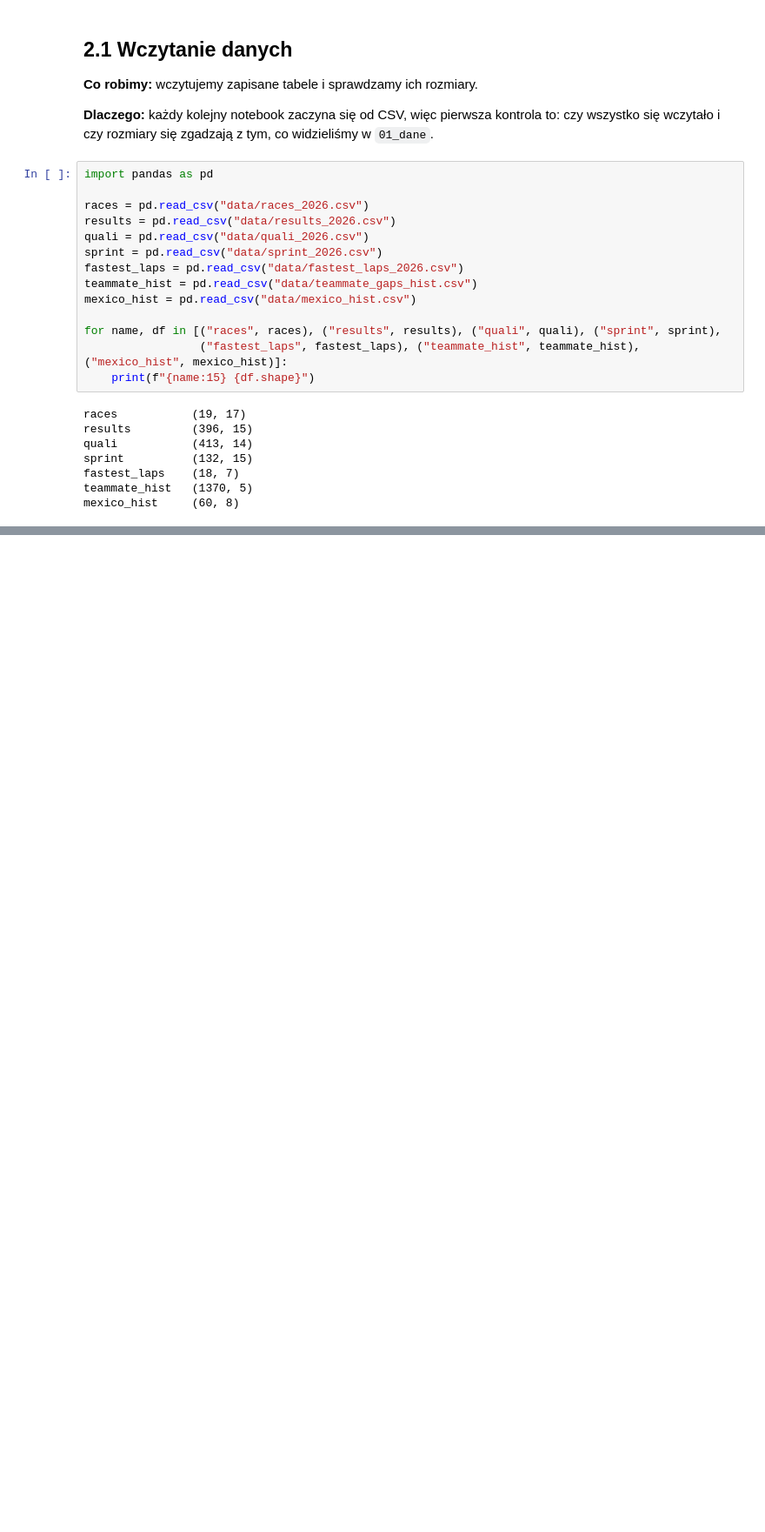
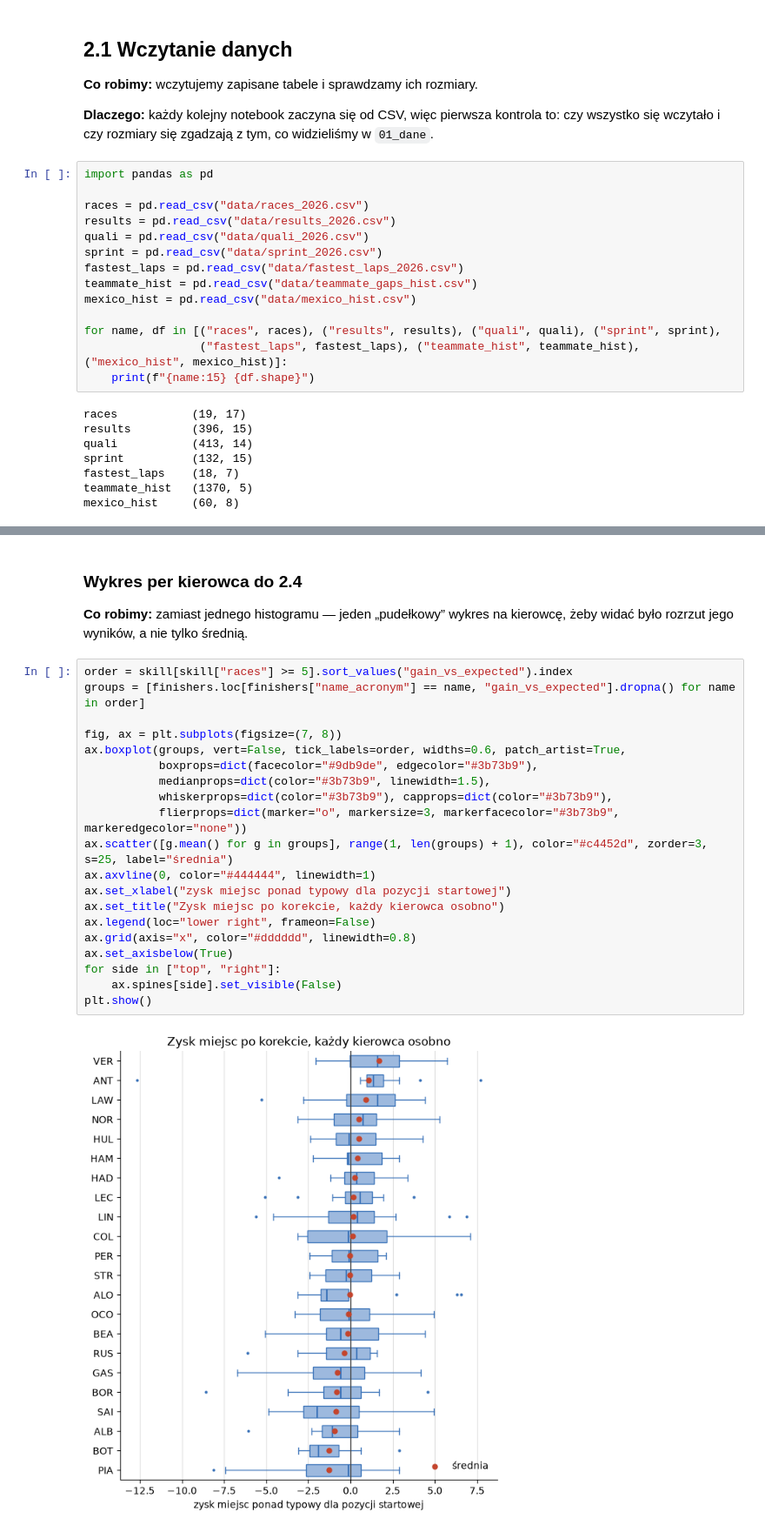
Before and after one commit to Piciu022/Formula-1-predictions-PA, a Jupyter notebook: 01:11: GP Mexico City/02_eda.ipynb, the cells around one changed output, grey strips where cells are left out. Shown at 87% size. Saved outputs shown, nothing was run; the diff lists cells and outputs as text; blank space fills up the shorter version.

```diff
--- a/01:11: GP Mexico City/02_eda.ipynb
+++ b/01:11: GP Mexico City/02_eda.ipynb
@@ -34,0 +196,26 @@ mexico_hist     (60, 8)
+# %% [markdown]
+### Wykres per kierowca do 2.4
+
+**Co robimy:** zamiast jednego histogramu — jeden „pudełkowy” wykres na kierowcę, żeby widać było rozrzut jego wyników, a nie tylko średnią.
+# %%
+order = skill[skill["races"] >= 5].sort_values("gain_vs_expected").index
+groups = [finishers.loc[finishers["name_acronym"] == name, "gain_vs_expected"].dropna() for name in order]
+
+fig, ax = plt.subplots(figsize=(7, 8))
+ax.boxplot(groups, vert=False, tick_labels=order, widths=0.6, patch_artist=True,
+           boxprops=dict(facecolor="#9db9de", edgecolor="#3b73b9"),
+           medianprops=dict(color="#3b73b9", linewidth=1.5),
+           whiskerprops=dict(color="#3b73b9"), capprops=dict(color="#3b73b9"),
+           flierprops=dict(marker="o", markersize=3, markerfacecolor="#3b73b9", markeredgecolor="none"))
+ax.scatter([g.mean() for g in groups], range(1, len(groups) + 1), color="#c4452d", zorder=3, s=25, label="średnia")
+ax.axvline(0, color="#444444", linewidth=1)
+ax.set_xlabel("zysk miejsc ponad typowy dla pozycji startowej")
+ax.set_title("Zysk miejsc po korekcie, każdy kierowca osobno")
+ax.legend(loc="lower right", frameon=False)
+ax.grid(axis="x", color="#dddddd", linewidth=0.8)
+ax.set_axisbelow(True)
+for side in ["top", "right"]:
+    ax.spines[side].set_visible(False)
+plt.show()
+# %% [output]
+[figure, added]
```
Also changed, not shown: parts of 19 cells of this notebook.
